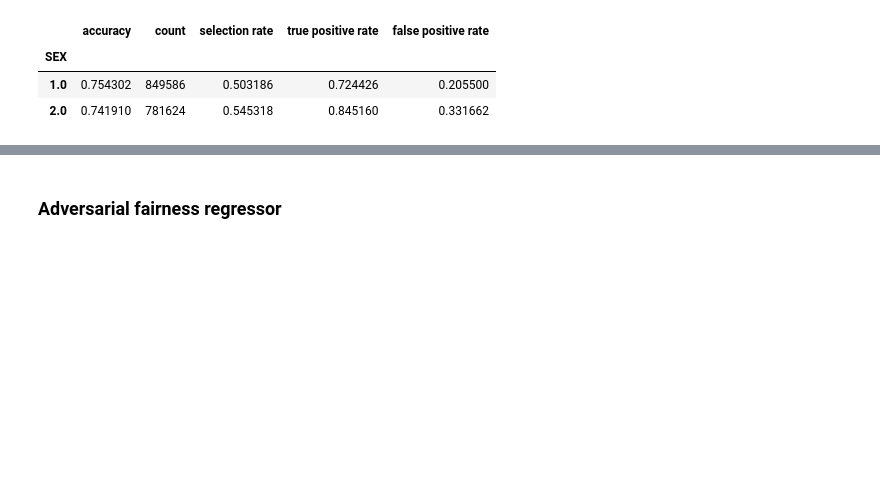
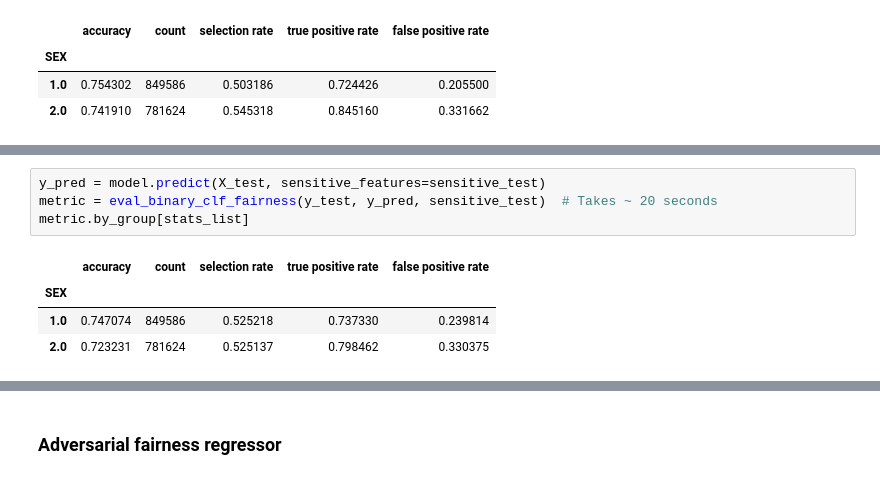
Before and after one commit to zeyuyang8/fairml, a Jupyter notebook: notebooks/acs_income_logreg.ipynb, the cells around one changed output, grey strips where cells are left out. Saved outputs shown, nothing was run; the diff lists cells and outputs as text; blank space fills up the shorter version.

```diff
--- a/notebooks/acs_income_logreg.ipynb
+++ b/notebooks/acs_income_logreg.ipynb
@@ -111,0 +118,9 @@ def threshold_opt(est, constraint, objective, X, y_true, sensitive):
+# %%
+y_pred = model.predict(X_test, sensitive_features=sensitive_test)
+metric = eval_binary_clf_fairness(y_test, y_pred, sensitive_test)  # Takes ~ 20 seconds
+metric.by_group[stats_list]
+# %% [output]
+|  | accuracy | count | selection rate | true positive rate | false positive rate |
+| SEX |  |  |  |  |  |
+| 1.0 | 0.747074 | 849586 | 0.525218 | 0.737330 | 0.239814 |
+| 2.0 | 0.723231 | 781624 | 0.525137 | 0.798462 | 0.330375 |
```
Also changed, not shown: parts of 22 cells of this notebook, 1 other file.
